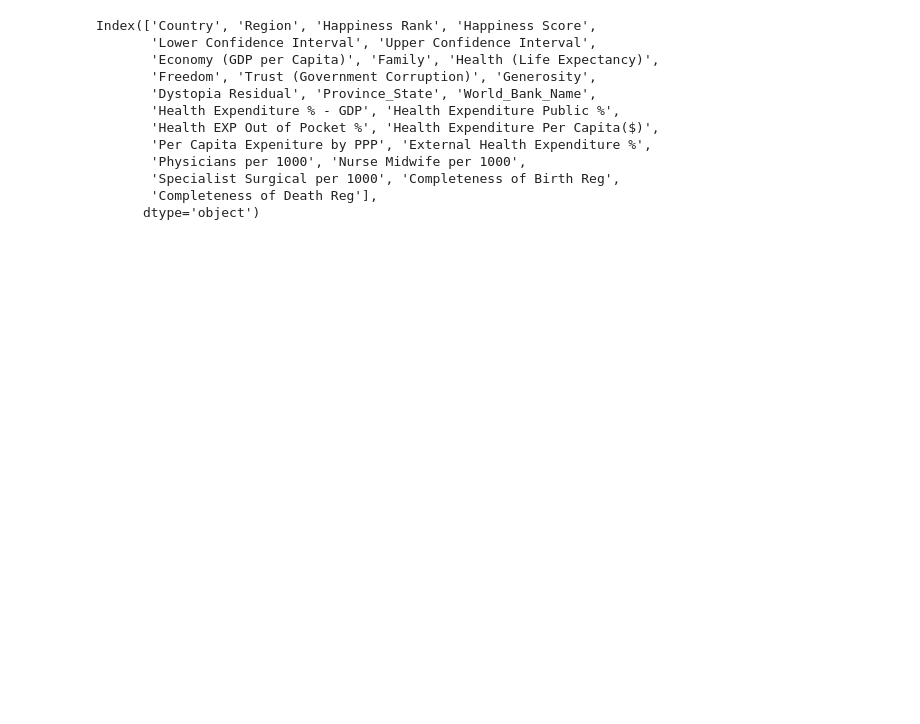
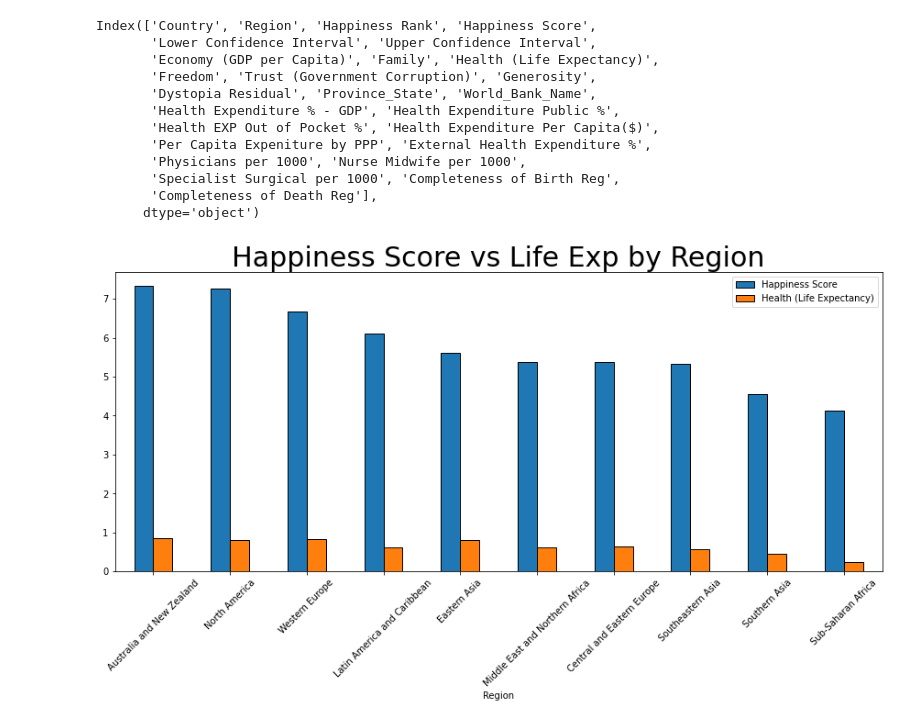
Before and after one commit to conwaykylej/Are_you_Sick_of_It, a Jupyter notebook: main.py.ipynb, the cells around one changed output. Saved outputs shown, nothing was run; the diff lists cells and outputs as text; code cells hidden in the pictures; blank space fills up the shorter version.

```diff
--- a/main.py.ipynb
+++ b/main.py.ipynb
@@ -105,3 +138,8 @@ Index(['Country', 'Region', 'Happiness Rank', 'Happiness Score',
        'Specialist Surgical per 1000', 'Completeness of Birth Reg',
        'Completeness of Death Reg'],
       dtype='object')
+# %%
+grp.plot.bar('Region',['Happiness Score','Health (Life Expectancy)'], figsize=(15,6),
+    rot=45,title='Happiness Score vs Life Exp by Region',edgecolor='black').title.set_size(30)
+# %% [output]
+[figure, added]
```
Also changed, not shown: parts of 11 cells of this notebook.
